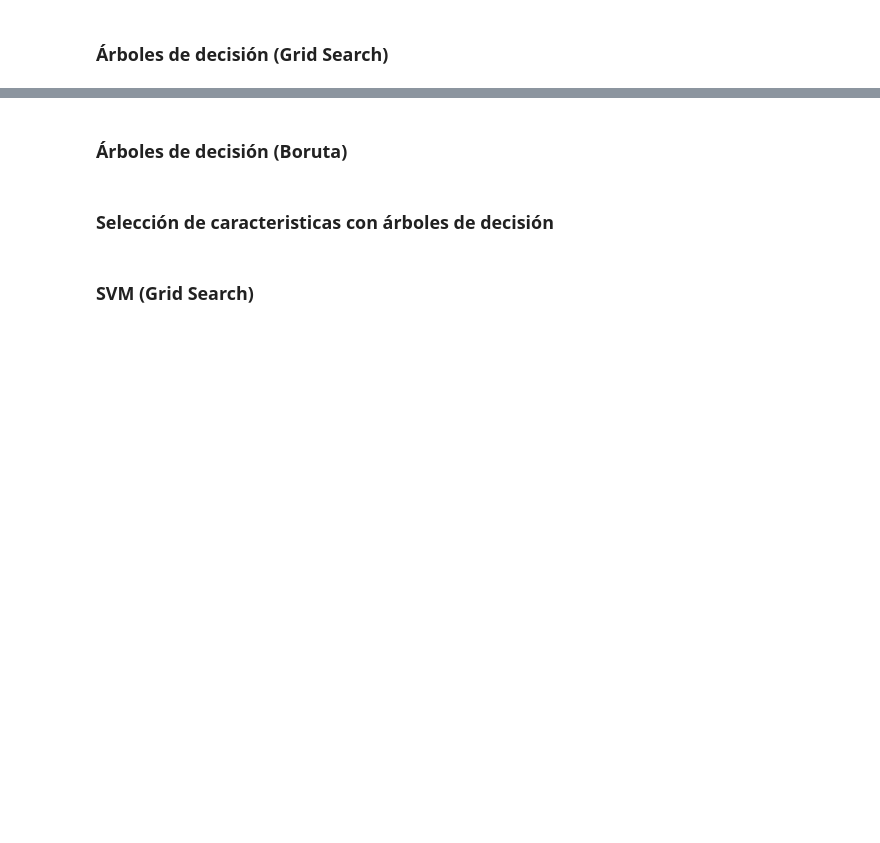
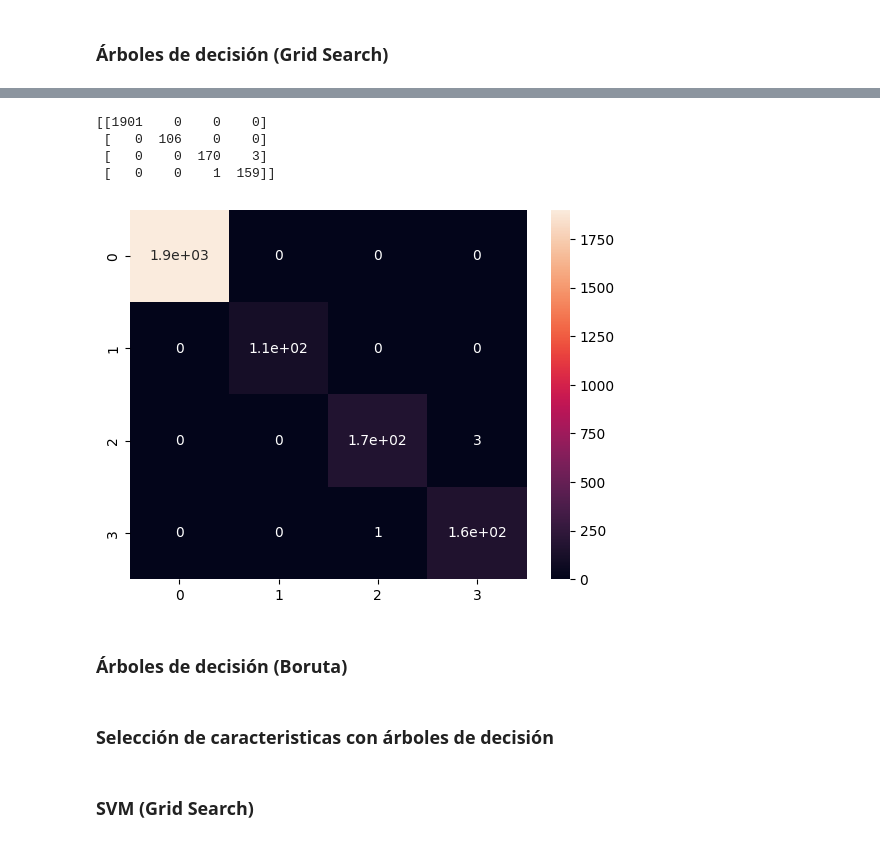
Before and after one commit to GRUNECO/MINIONS, a Jupyter notebook: ML_models.ipynb, the cells around one changed output, grey strips where cells are left out. Drawn from its saved outputs; the diff is of its cells as text; code cells hidden in the pictures; blank space fills up the shorter version.

```diff
--- a/ML_models.ipynb
+++ b/ML_models.ipynb
@@ -231,26 +243,2 @@ stratified_kf = StratifiedKFold(n_splits=10, shuffle=True, random_state=42)
-# %%
-# Inicializar una lista para almacenar los puntajes de precisión
-accuracy_scores = []
-
-# Realizar la validación cruzada
-for train_index, test_index in stratified_kf.split(X, y):
-    X_train, X_test = X[train_index], X[test_index]
-    y_train, y_test = y[train_index], y[test_index]
-
-    # Ajustar el modelo en el conjunto de entrenamiento
-    best_selected.fit(X_train, y_train)
-
-    # Realizar predicciones en el conjunto de prueba
-    y_pred = best_selected.predict(X_test)
-
-    # Calcular la precisión en el conjunto de prueba y guardarla en la lista
-    accuracy = accuracy_score(y_test, y_pred)
-    accuracy_scores.append(accuracy)
-    print(accuracy)
-
-# Calcular la precisión promedio de todos los folds
-mean_accuracy = np.mean(accuracy_scores)
-
-print(f'Precisión promedio: {mean_accuracy:.2f}')
 # %%
 best_selected.fit(X_train, y_train)
@@ -349,3 +350,16 @@ plt.show()
+# %%
+from sklearn.metrics import confusion_matrix
+CM = confusion_matrix(y_val, predicted_val)
+print(CM)
+import seaborn
+seaborn.heatmap(CM,annot=True)
+plt.show()
+# %% [output]
+[[1901    0    0    0]
+ [   0  106    0    0]
+ [   0    0  170    3]
+ [   0    0    1  159]]
+[figure, added]
 # %% [markdown]
 ### Árboles de decisión (Boruta)
 # %%
```
Also changed, not shown: parts of 20 cells of this notebook.
